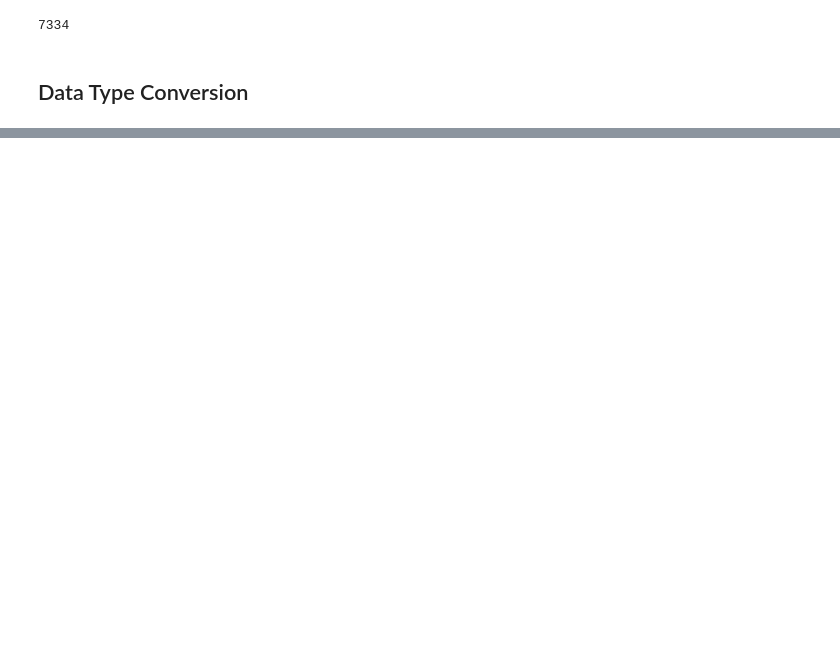
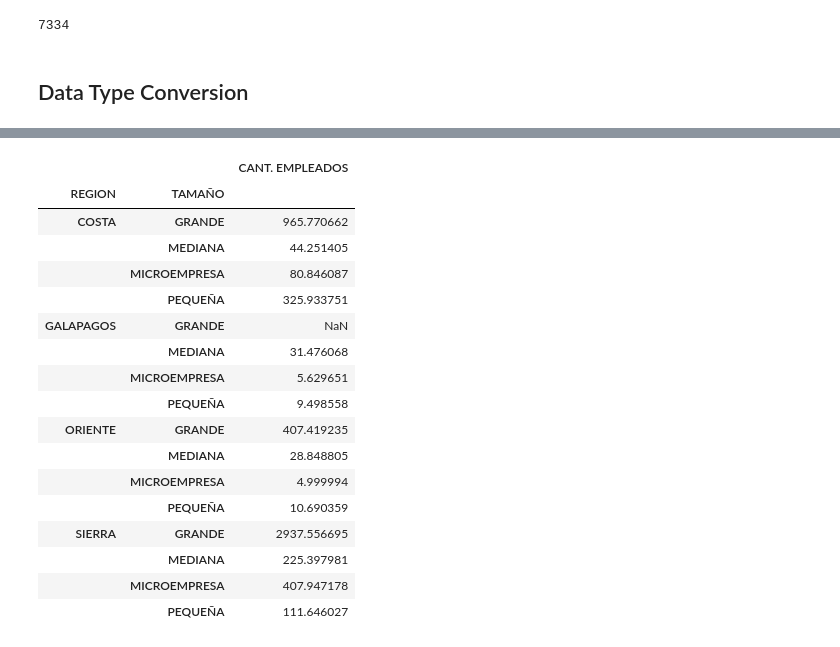
Before and after one commit to JFNebel/ecuadorian-graduates-workforce-mobility, a Jupyter notebook: ProyectoICD.ipynb, the cells around one changed output, grey strips where cells are left out. Drawn from its saved outputs; the diff is of its cells as text; code cells hidden in the pictures; blank space fills up the shorter version.

```diff
--- a/ProyectoICD.ipynb
+++ b/ProyectoICD.ipynb
@@ -180,0 +216,22 @@ employee_dist.sum().sum()
+# %%
+# Now let's take a look at the standard deviation between regions taking into account size of the company
+df[["TAMAÑO", "REGION", "CANT. EMPLEADOS"]].groupby(["REGION", "TAMAÑO"]).agg('std')
+# %% [output]
+|  |  | CANT. EMPLEADOS |
+| REGION | TAMAÑO |  |
+| COSTA | GRANDE | 965.770662 |
+|  | MEDIANA | 44.251405 |
+|  | MICROEMPRESA | 80.846087 |
+|  | PEQUEÑA | 325.933751 |
+| GALAPAGOS | GRANDE | NaN |
+|  | MEDIANA | 31.476068 |
+|  | MICROEMPRESA | 5.629651 |
+|  | PEQUEÑA | 9.498558 |
+| ORIENTE | GRANDE | 407.419235 |
+|  | MEDIANA | 28.848805 |
+|  | MICROEMPRESA | 4.999994 |
+|  | PEQUEÑA | 10.690359 |
+| SIERRA | GRANDE | 2937.556695 |
+|  | MEDIANA | 225.397981 |
+|  | MICROEMPRESA | 407.947178 |
+|  | PEQUEÑA | 111.646027 |
```
Also changed, not shown: parts of 30 cells of this notebook.
